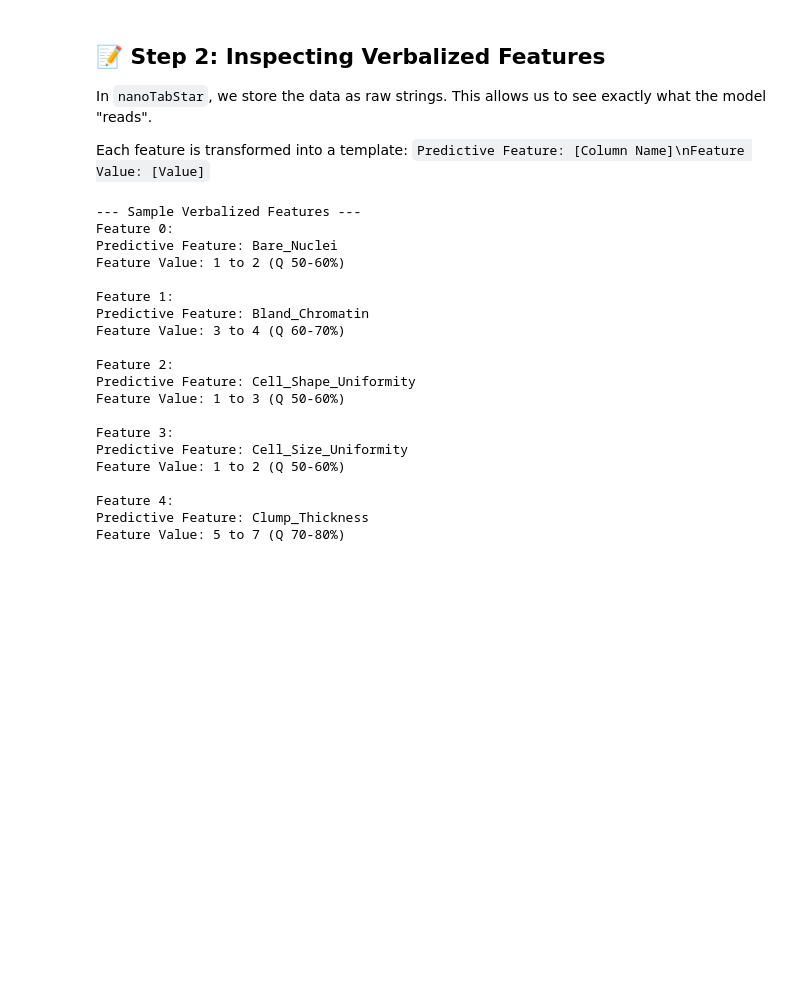
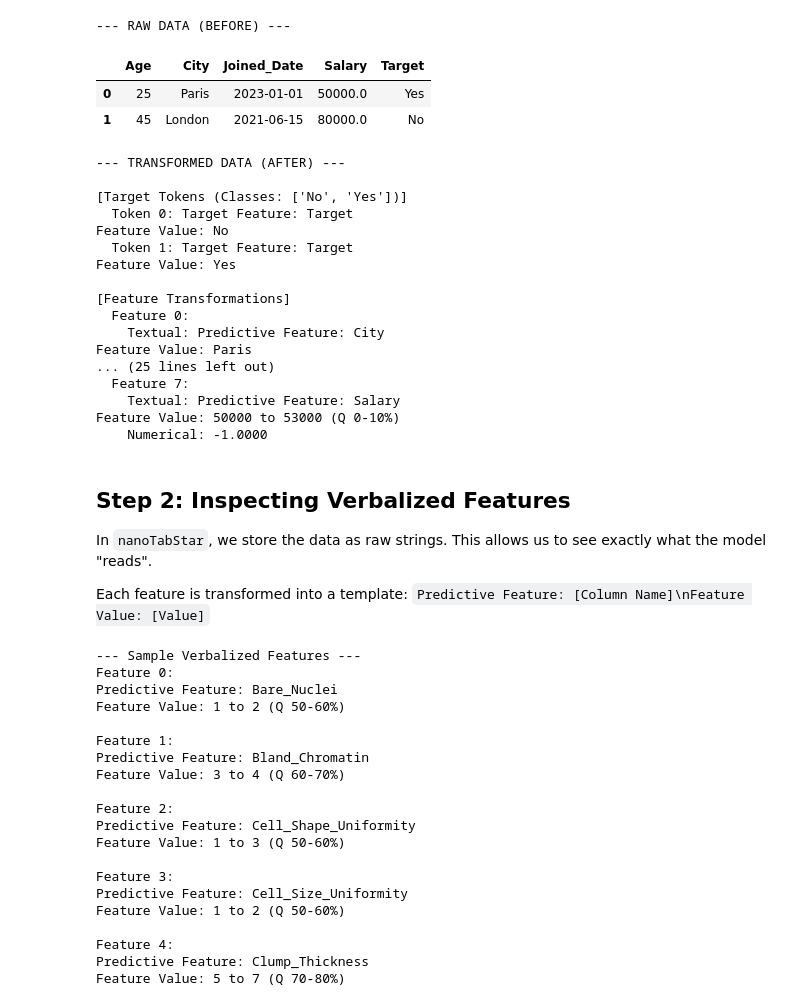
Before and after one commit to issagith/nanoTabSTAR, a Jupyter notebook: notebooks/explore_corpus_generation.ipynb, the cells around one changed output. Saved outputs shown, nothing was run; the diff lists cells and outputs as text; code cells hidden in the pictures; blank space fills up the shorter version.

```diff
--- a/notebooks/explore_corpus_generation.ipynb
+++ b/notebooks/explore_corpus_generation.ipynb
@@ -74,5 +88,66 @@ Number of output units (classes): 2
+# %%
+# 1. Create a mixed dataset
+demo_df = pd.DataFrame({
+    'Age': [25, 45],
+    'City': ['Paris', 'London'],
+    'Joined_Date': ['2023-01-01', '2021-06-15'],
+    'Salary': [50000.0, 80000.0],
+    'Target': ['Yes', 'No']
+})
+demo_df['Joined_Date'] = pd.to_datetime(demo_df['Joined_Date'])
+
+print("--- RAW DATA (BEFORE) ---")
+display(demo_df)
+
+# 2. Process it
+demo_preprocessor = TabSTARPreprocessor(is_cls=True, verbose=False)
+demo_preprocessor.fit(demo_df.drop(columns=['Target']), demo_df['Target'])
+demo_out = demo_preprocessor.transform(demo_df.drop(columns=['Target']), demo_df['Target'])
+
+# 3. Show "Before vs After" for Sample 0
+print("\n--- TRANSFORMED DATA (AFTER) ---")
+sample_idx = 0
+d_out = demo_out.d_output
+
+# Target Tokens
+print(f"\n[Target Tokens (Classes: {demo_preprocessor.y_values})]")
+for i in range(d_out):
+    print(f"  Token {i}: {demo_out.x_txt[sample_idx, i]}")
+
+# Features
+print("\n[Feature Transformations]")
+# Note: x_txt order is [target_tokens] + [text_cols] + [num_cols]
+# In our case: [Target Tokens] + [City] + [Joined_Date_expanded] + [Age, Salary]
+for i in range(d_out, demo_out.x_txt.shape[1]):
+    txt_val = demo_out.x_txt[sample_idx, i]
+    num_val = demo_out.x_num[sample_idx, i]
+    print(f"  Feature {i-d_out}:")
+    print(f"    Textual: {txt_val}")
+    print(f"    Numerical: {num_val:.4f}")
+# %% [output]
+--- RAW DATA (BEFORE) ---
+|  | Age | City | Joined_Date | Salary | Target |
+| 0 | 25 | Paris | 2023-01-01 | 50000.0 | Yes |
+| 1 | 45 | London | 2021-06-15 | 80000.0 | No |
+--- TRANSFORMED DATA (AFTER) ---
+
+[Target Tokens (Classes: ['No', 'Yes'])]
+  Token 0: Target Feature: Target
+Feature Value: No
+  Token 1: Target Feature: Target
+Feature Value: Yes
+
+[Feature Transformations]
+  Feature 0:
+    Textual: Predictive Feature: City
+Feature Value: Paris
+... (25 lines left out)
+  Feature 7:
+    Textual: Predictive Feature: Salary
+Feature Value: 50000 to 53000 (Q 0-10%)
+    Numerical: -1.0000
 # %% [markdown]
-## 📝 Step 2: Inspecting Verbalized Features
+## Step 2: Inspecting Verbalized Features
 
 In `nanoTabStar`, we store the data as raw strings. This allows us to see exactly what the model "reads".
 
```
Also changed, not shown: parts of 11 cells of this notebook, 6 other files.
